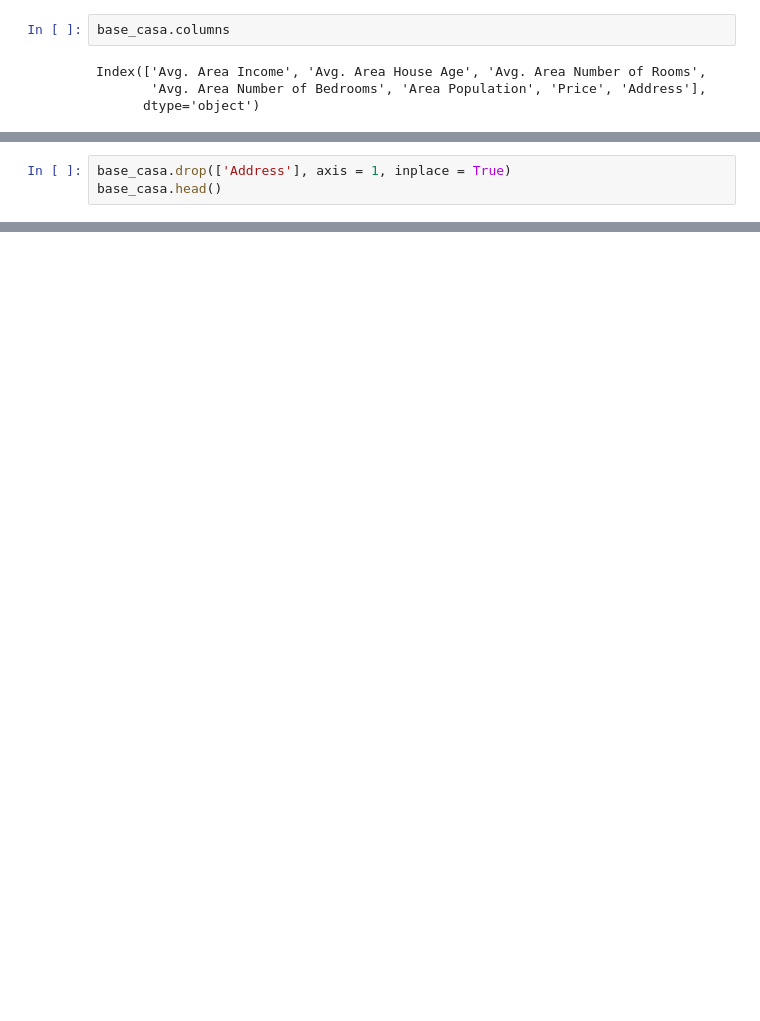
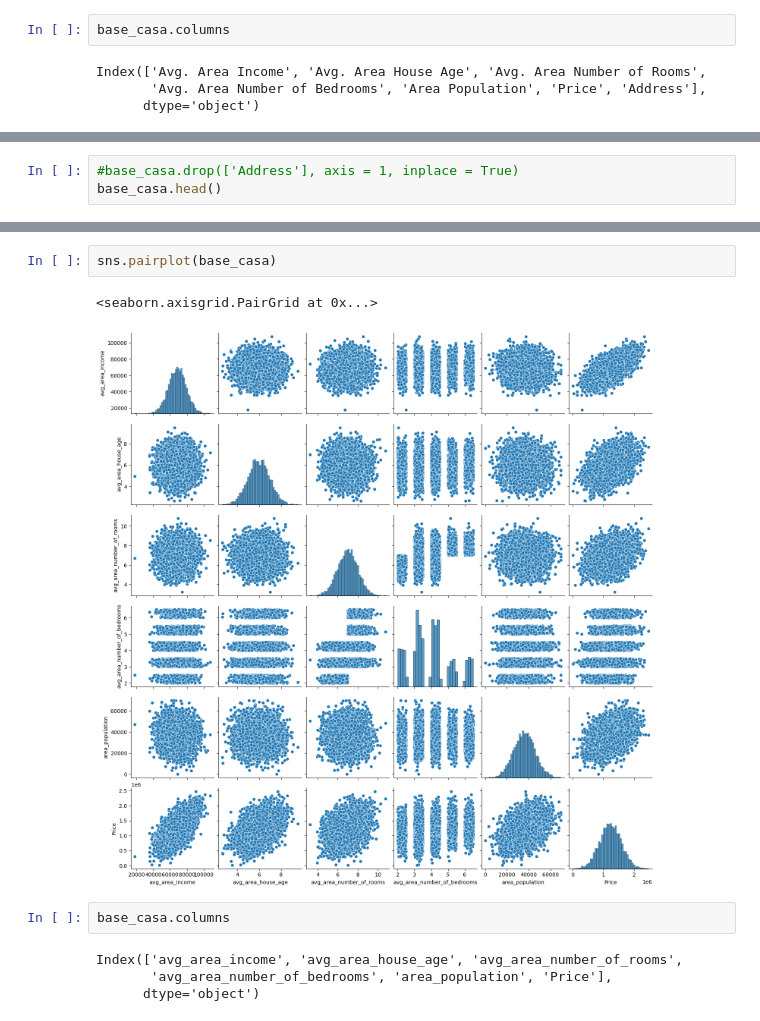
Before and after one commit to FelipeNunesReis/ProjetosRegress-o, a Jupyter notebook: ProjetoRegressão.ipynb, the cells around one changed output, grey strips where cells are left out. Cells and saved outputs as stored; diff of their text form; blank space fills up the shorter version.

```diff
--- a/ProjetoRegressão.ipynb
+++ b/ProjetoRegressão.ipynb
@@ -99,7 +99,7 @@ base_casa.head()
 | 3 | 63345.240046 | 7.188236 | 5.586729 | 3.26 | 34310.242831 | ... |
 | 4 | 59982.197226 | 5.040555 | 7.839388 | 4.23 | 26354.109472 | ... |
 # %%
-base_casa.drop(['Address'], axis = 1, inplace = True)
+#base_casa.drop(['Address'], axis = 1, inplace = True)
 base_casa.head()
 # %% [output]
 |  | avg_area_income | avg_area_house_age | avg_area_number_of_rooms | avg_area_number_of_bedrooms | area_population | ... |
@@ -108,3 +108,14 @@ base_casa.head()
 | 2 | 61287.067179 | 5.865890 | 8.512727 | 5.13 | 36882.159400 | ... |
 | 3 | 63345.240046 | 7.188236 | 5.586729 | 3.26 | 34310.242831 | ... |
 | 4 | 59982.197226 | 5.040555 | 7.839388 | 4.23 | 26354.109472 | ... |
+# %%
+sns.pairplot(base_casa)
+# %% [output]
+<seaborn.axisgrid.PairGrid at 0x...>
+[figure, added]
+# %%
+base_casa.columns
+# %% [output]
+Index(['avg_area_income', 'avg_area_house_age', 'avg_area_number_of_rooms',
+       'avg_area_number_of_bedrooms', 'area_population', 'Price'],
+      dtype='object')
```
Also changed, not shown: parts of 5 cells of this notebook.
